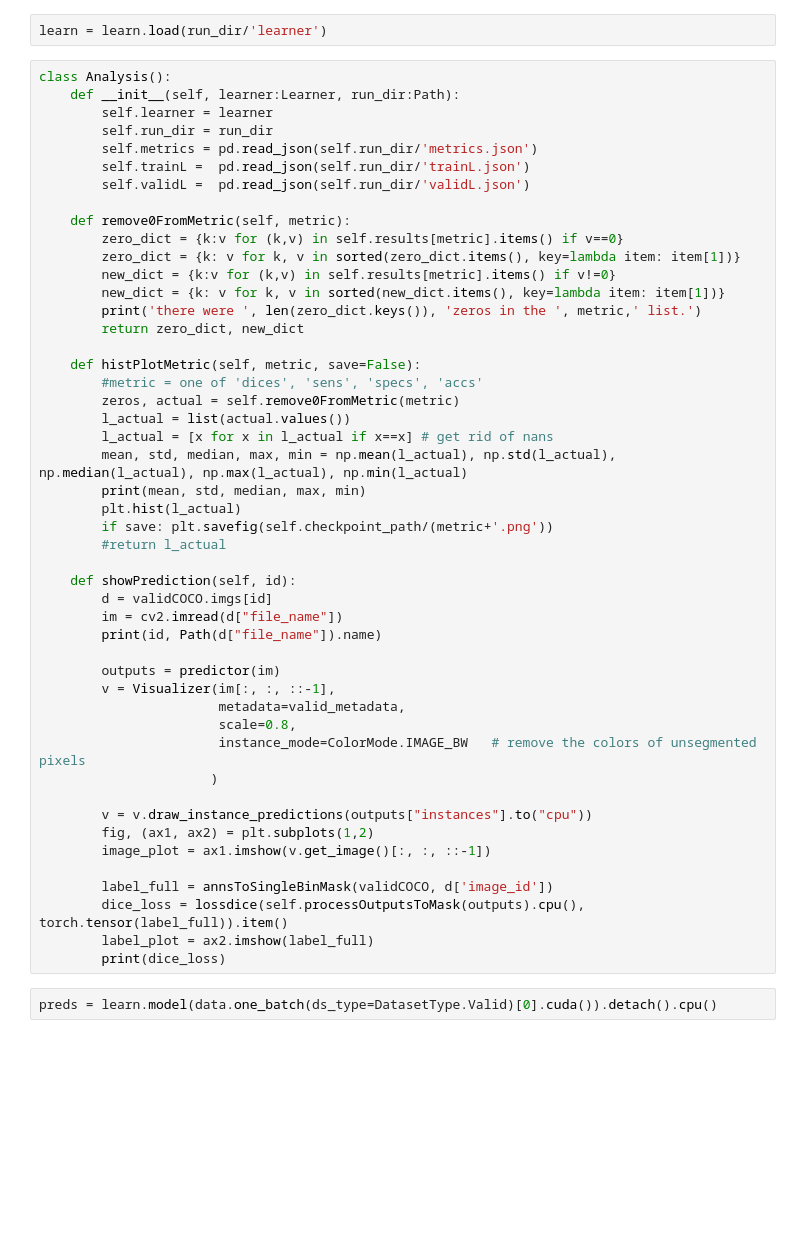
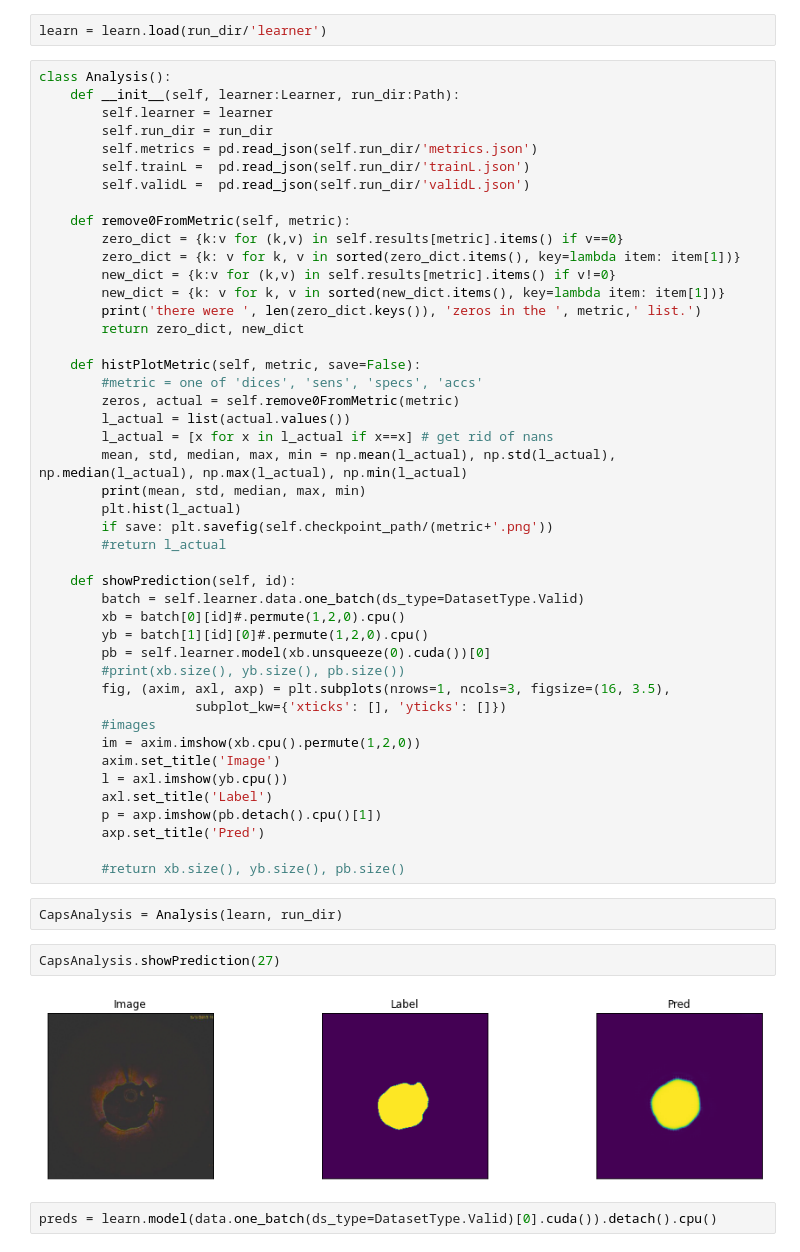
Before and after one commit to arjunsbalaji/oct, a Jupyter notebook: 02a_capsAnalysis.ipynb, the cells around one changed output. Cells and saved outputs as stored; diff of their text form; blank space fills up the shorter version.

```diff
--- a/02a_capsAnalysis.ipynb
+++ b/02a_capsAnalysis.ipynb
@@ -117,24 +130,27 @@ class Analysis():
         #return l_actual
 
     def showPrediction(self, id):
-        d = validCOCO.imgs[id]
-        im = cv2.imread(d["file_name"])
-        print(id, Path(d["file_name"]).name)
+        batch = self.learner.data.one_batch(ds_type=DatasetType.Valid)
+        xb = batch[0][id]#.permute(1,2,0).cpu()
+        yb = batch[1][id][0]#.permute(1,2,0).cpu()
+        pb = self.learner.model(xb.unsqueeze(0).cuda())[0]
+        #print(xb.size(), yb.size(), pb.size())
+        fig, (axim, axl, axp) = plt.subplots(nrows=1, ncols=3, figsize=(16, 3.5),
+                    subplot_kw={'xticks': [], 'yticks': []})
+        #images
+        im = axim.imshow(xb.cpu().permute(1,2,0))
+        axim.set_title('Image')
+        l = axl.imshow(yb.cpu())
+        axl.set_title('Label')
+        p = axp.imshow(pb.detach().cpu()[1])
+        axp.set_title('Pred')
 
-        outputs = predictor(im)
-        v = Visualizer(im[:, :, ::-1],
-                       metadata=valid_metadata,
-                       scale=0.8,
-                       instance_mode=ColorMode.IMAGE_BW   # remove the colors of unsegmented pixels
-                      )
-
-        v = v.draw_instance_predictions(outputs["instances"].to("cpu"))
-        fig, (ax1, ax2) = plt.subplots(1,2)
-        image_plot = ax1.imshow(v.get_image()[:, :, ::-1])
-
-        label_full = annsToSingleBinMask(validCOCO, d['image_id'])
-        dice_loss = lossdice(self.processOutputsToMask(outputs).cpu(), torch.tensor(label_full)).item()
-        label_plot = ax2.imshow(label_full)
-        print(dice_loss)
+        #return xb.size(), yb.size(), pb.size()
+# %%
+CapsAnalysis = Analysis(learn, run_dir)
+# %%
+CapsAnalysis.showPrediction(27)
+# %% [output]
+[figure, added]
 # %%
 preds = learn.model(data.one_batch(ds_type=DatasetType.Valid)[0].cuda()).detach().cpu()
```
Also changed, not shown: parts of 16 cells of this notebook, 10 other files.
